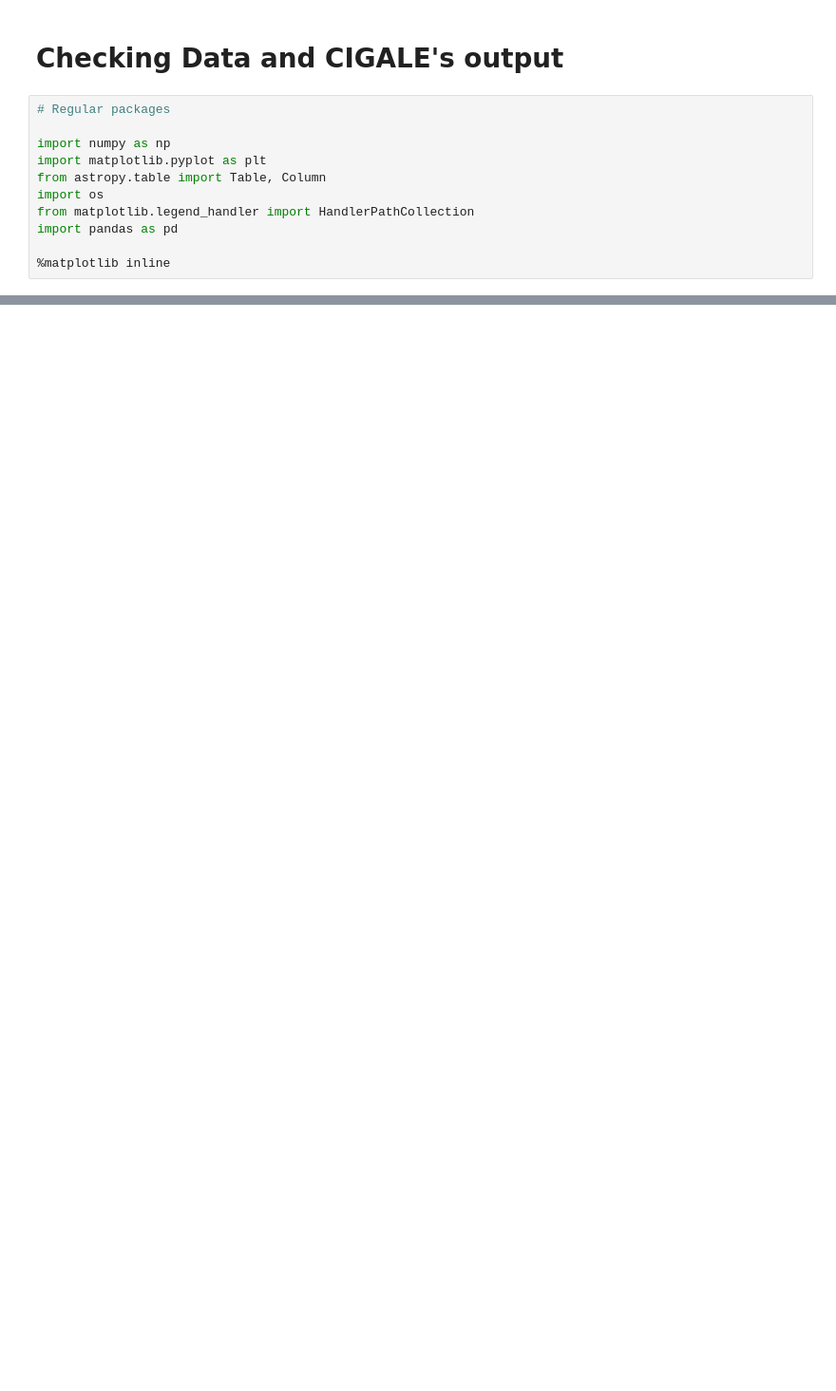
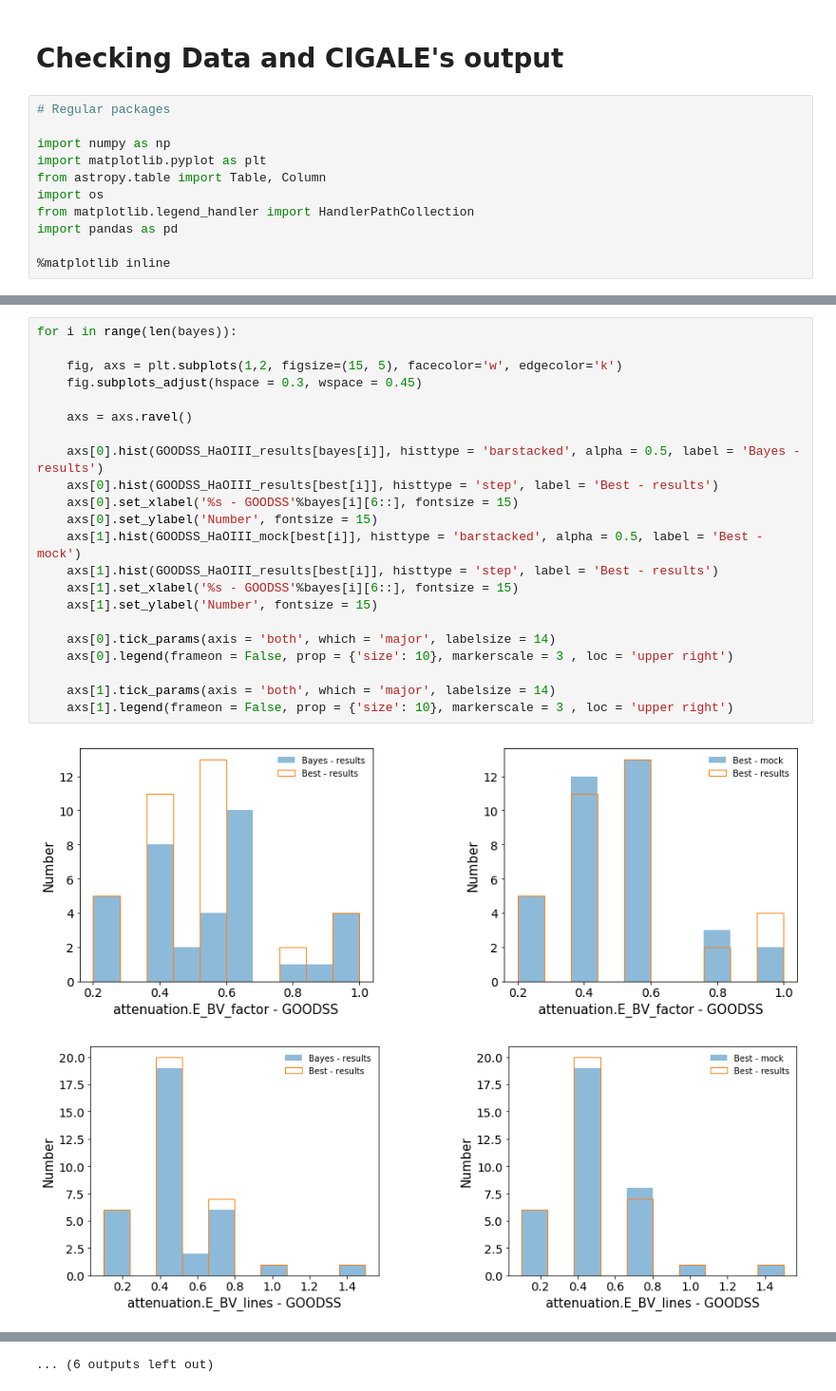
Before and after one commit to Jurgenvilla/Dust_Attenuation, a Jupyter notebook: Morphology-Xray-CIGALE-Check.ipynb, the cells around one changed output, grey strips where cells are left out. Shown at 95% size. Cells and saved outputs as stored; diff of their text form; blank space fills up the shorter version.

```diff
--- a/Morphology-Xray-CIGALE-Check.ipynb
+++ b/Morphology-Xray-CIGALE-Check.ipynb
@@ -96,0 +131,25 @@ for i in range(len(COSMOS_HaOIII_results_bayes)):
+# %%
+for i in range(len(bayes)):
+
+    fig, axs = plt.subplots(1,2, figsize=(15, 5), facecolor='w', edgecolor='k')
+    fig.subplots_adjust(hspace = 0.3, wspace = 0.45)
+
+    axs = axs.ravel()
+
+    axs[0].hist(GOODSS_HaOIII_results[bayes[i]], histtype = 'barstacked', alpha = 0.5, label = 'Bayes - results')
+    axs[0].hist(GOODSS_HaOIII_results[best[i]], histtype = 'step', label = 'Best - results')
+    axs[0].set_xlabel('%s - GOODSS'%bayes[i][6::], fontsize = 15)
+    axs[0].set_ylabel('Number', fontsize = 15)
+    axs[1].hist(GOODSS_HaOIII_mock[best[i]], histtype = 'barstacked', alpha = 0.5, label = 'Best - mock')
+    axs[1].hist(GOODSS_HaOIII_results[best[i]], histtype = 'step', label = 'Best - results')
+    axs[1].set_xlabel('%s - GOODSS'%bayes[i][6::], fontsize = 15)
+    axs[1].set_ylabel('Number', fontsize = 15)
+
+    axs[0].tick_params(axis = 'both', which = 'major', labelsize = 14)
+    axs[0].legend(frameon = False, prop = {'size': 10}, markerscale = 3 , loc = 'upper right')
+
+    axs[1].tick_params(axis = 'both', which = 'major', labelsize = 14)
+    axs[1].legend(frameon = False, prop = {'size': 10}, markerscale = 3 , loc = 'upper right')
+# %% [output]
+[figure, added]
+[figure, added]
@@ -96,0 +166 @@ for i in range(len(COSMOS_HaOIII_results_bayes)):
+... (6 outputs left out)
```
Also changed, not shown: parts of 10 cells of this notebook.
